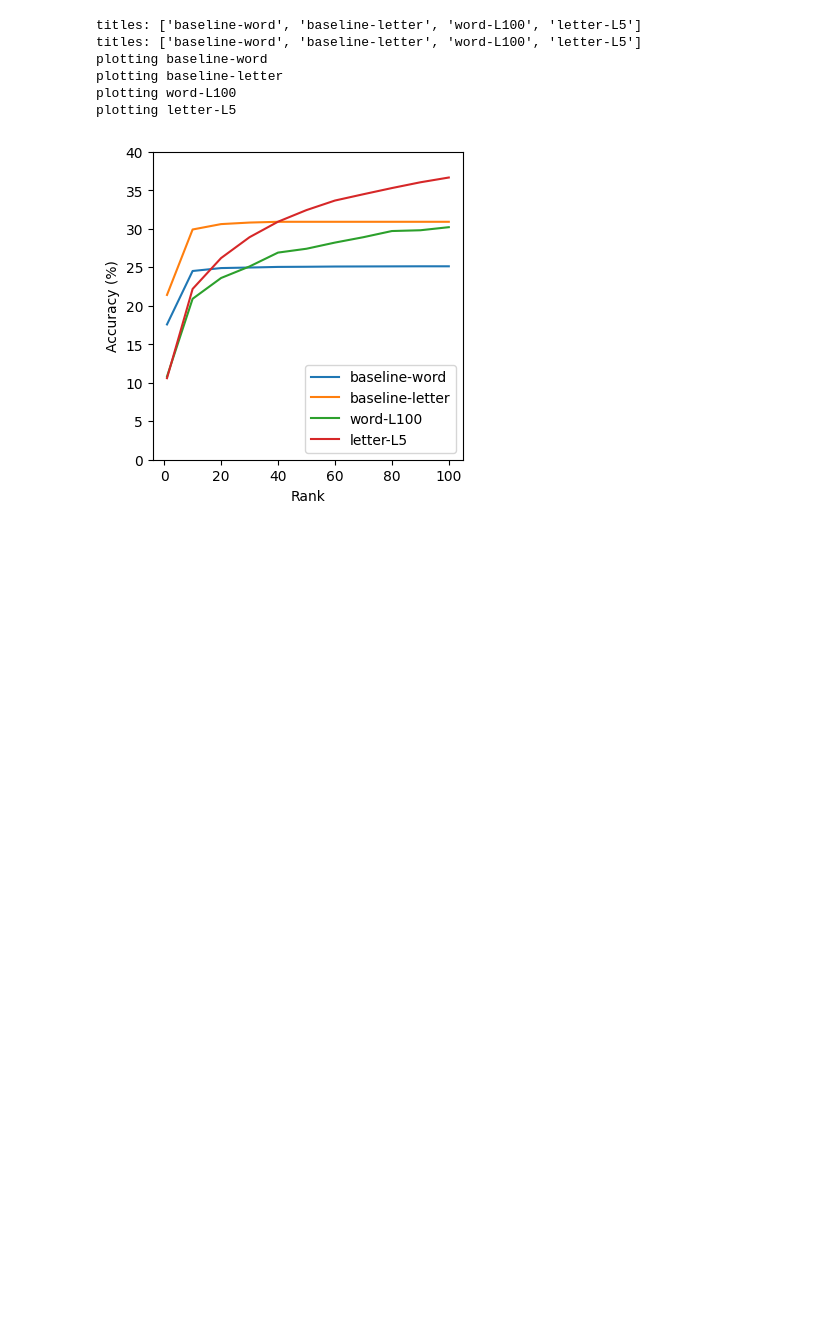
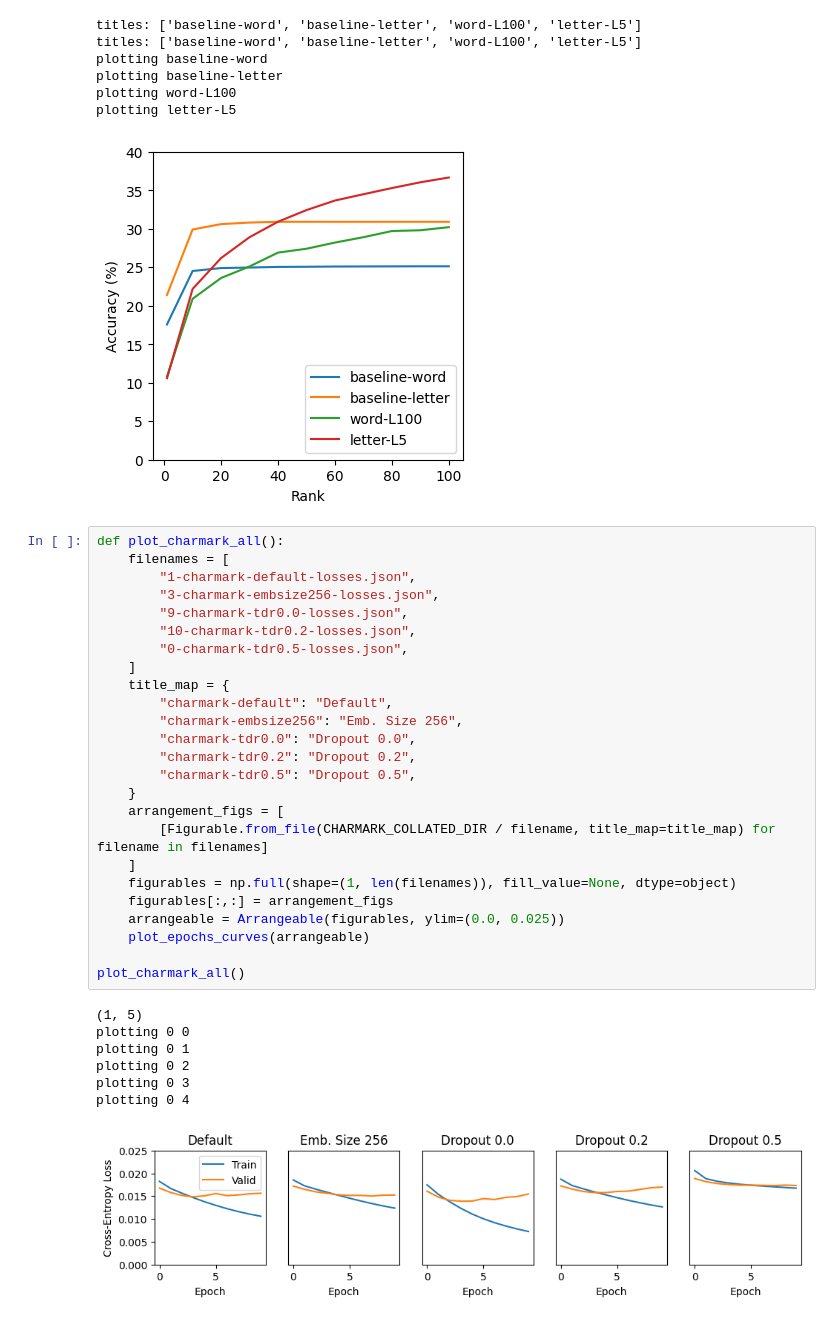
Before and after one commit to mike10004/csgy6953-fp1, a Jupyter notebook: dlfp/nb/figures.ipynb, the cells around one changed output. Cells and saved outputs as stored; diff of their text form; blank space fills up the shorter version.

Commit message:
report: combine loss figures

```diff
--- a/dlfp/nb/figures.ipynb
+++ b/dlfp/nb/figures.ipynb
@@ -311,3 +311,36 @@ plotting baseline-letter
 plotting word-L100
 plotting letter-L5
 [figure]
+# %%
+def plot_charmark_all():
+    filenames = [
+        "1-charmark-default-losses.json",
+        "3-charmark-embsize256-losses.json",
+        "9-charmark-tdr0.0-losses.json",
+        "10-charmark-tdr0.2-losses.json",
+        "0-charmark-tdr0.5-losses.json",
+    ]
+    title_map = {
+        "charmark-default": "Default",
+        "charmark-embsize256": "Emb. Size 256",
+        "charmark-tdr0.0": "Dropout 0.0",
+        "charmark-tdr0.2": "Dropout 0.2",
+        "charmark-tdr0.5": "Dropout 0.5",
+    }
+    arrangement_figs = [
+        [Figurable.from_file(CHARMARK_COLLATED_DIR / filename, title_map=title_map) for filename in filenames]
+    ]
+    figurables = np.full(shape=(1, len(filenames)), fill_value=None, dtype=object)
+    figurables[:,:] = arrangement_figs
+    arrangeable = Arrangeable(figurables, ylim=(0.0, 0.025))
+    plot_epochs_curves(arrangeable)
+
+plot_charmark_all()
+# %% [output]
+(1, 5)
+plotting 0 0
+plotting 0 1
+plotting 0 2
+plotting 0 3
+plotting 0 4
+[figure, added]
```
Also changed, not shown: parts of 1 cell of this notebook, 3 other files.
